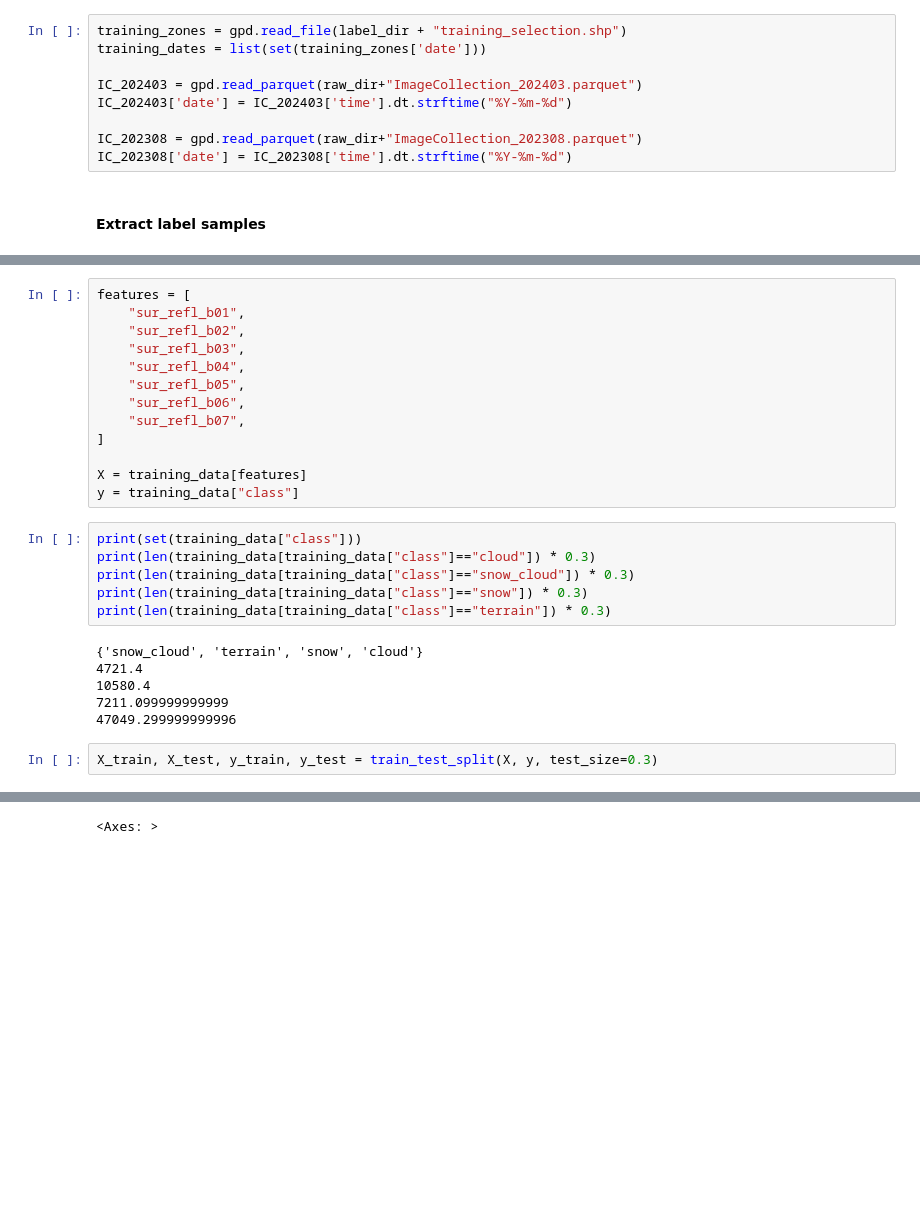
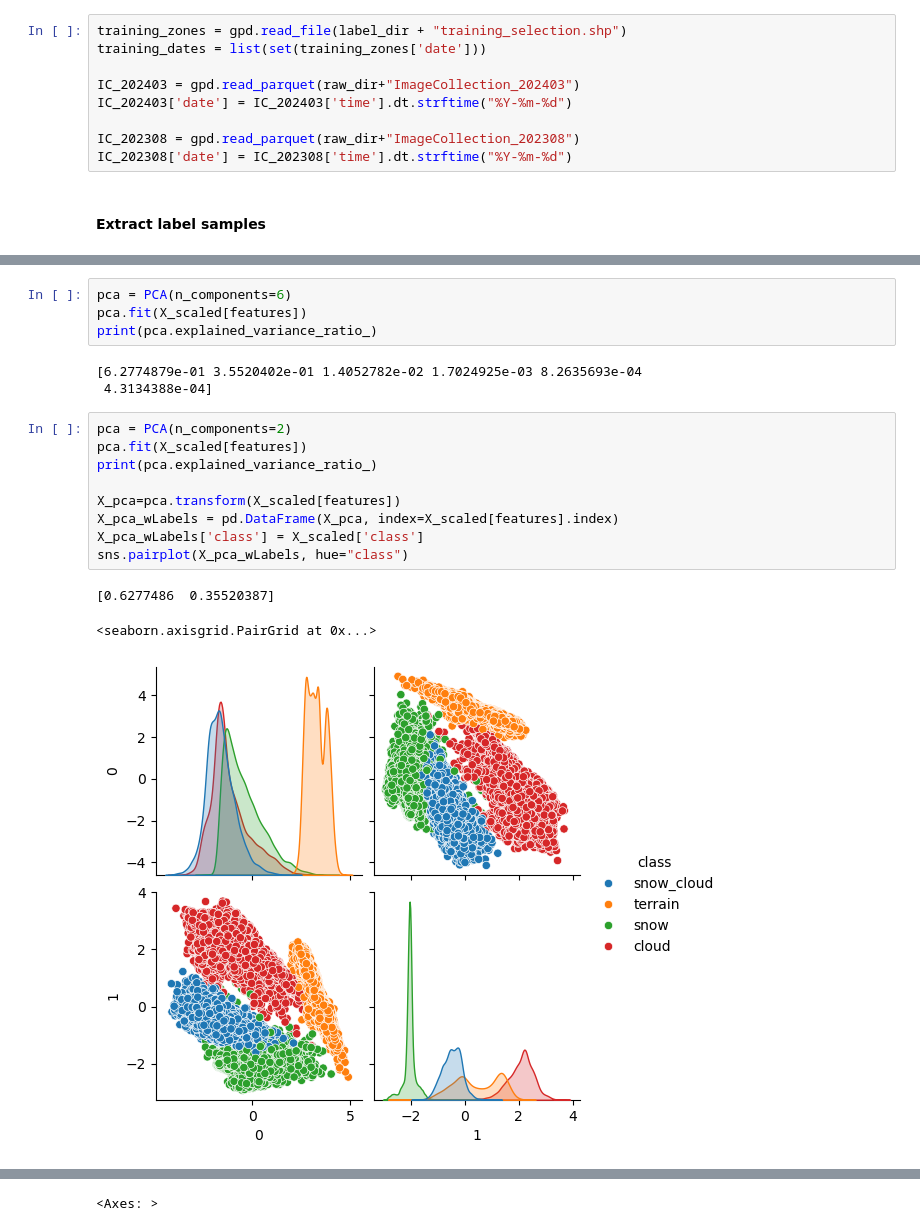
Before and after one commit to GeoToth/co_cloudcover, a Jupyter notebook: notebooks/model_training.ipynb, the cells around one changed output, grey strips where cells are left out. Saved outputs shown, nothing was run; the diff lists cells and outputs as text; blank space fills up the shorter version.

```diff
--- a/notebooks/model_training.ipynb
+++ b/notebooks/model_training.ipynb
@@ -18,10 +23,10 @@ model_dir = base_dir + "models\\"
 training_zones = gpd.read_file(label_dir + "training_selection.shp")
 training_dates = list(set(training_zones['date']))
 
-IC_202403 = gpd.read_parquet(raw_dir+"ImageCollection_202403.parquet")
+IC_202403 = gpd.read_parquet(raw_dir+"ImageCollection_202403")
 IC_202403['date'] = IC_202403['time'].dt.strftime("%Y-%m-%d")
 
-IC_202308 = gpd.read_parquet(raw_dir+"ImageCollection_202308.parquet")
+IC_202308 = gpd.read_parquet(raw_dir+"ImageCollection_202308")
 IC_202308['date'] = IC_202308['time'].dt.strftime("%Y-%m-%d")
 # %% [markdown]
 #### Extract label samples
@@ -78,27 +163,20 @@ for zone in training_zones.itertuples():
 # %%
-features = [
-    "sur_refl_b01",
-    "sur_refl_b02",
-    "sur_refl_b03",
-    "sur_refl_b04",
-    "sur_refl_b05",
-    "sur_refl_b06",
-    "sur_refl_b07",
-]
-
-X = training_data[features]
-y = training_data["class"]
+pca = PCA(n_components=6)
+pca.fit(X_scaled[features])
+print(pca.explained_variance_ratio_)
+# %% [output]
+[6.2774879e-01 3.5520402e-01 1.4052782e-02 1.7024925e-03 8.2635693e-04
+ 4.3134388e-04]
-# %%
-print(set(training_data["class"]))
-print(len(training_data[training_data["class"]=="cloud"]) * 0.3)
-print(len(training_data[training_data["class"]=="snow_cloud"]) * 0.3)
-print(len(training_data[training_data["class"]=="snow"]) * 0.3)
-print(len(training_data[training_data["class"]=="terrain"]) * 0.3)
-# %% [output]
-{'snow_cloud', 'terrain', 'snow', 'cloud'}
-4721.4
-10580.4
-7211.099999999999
-47049.299999999996
-# %%
-X_train, X_test, y_train, y_test = train_test_split(X, y, test_size=0.3)
+# %%
+pca = PCA(n_components=2)
+pca.fit(X_scaled[features])
+print(pca.explained_variance_ratio_)
+
+X_pca=pca.transform(X_scaled[features])
+X_pca_wLabels = pd.DataFrame(X_pca, index=X_scaled[features].index)
+X_pca_wLabels['class'] = X_scaled['class']
+sns.pairplot(X_pca_wLabels, hue="class")
+# %% [output]
+[0.6277486  0.35520387]
+<seaborn.axisgrid.PairGrid at 0x...>
+[figure, added]
```
Also changed, not shown: parts of 11 cells of this notebook, 4 other files.
